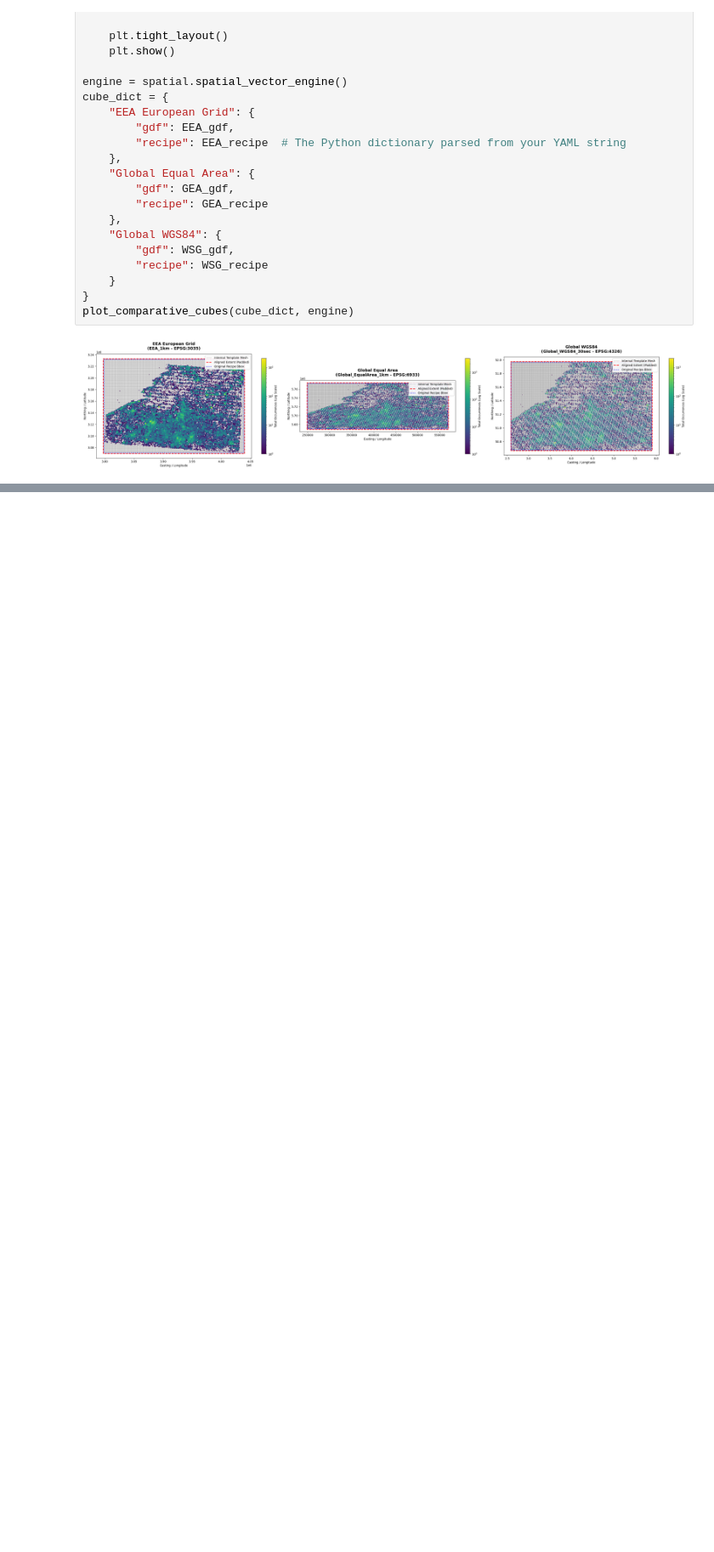
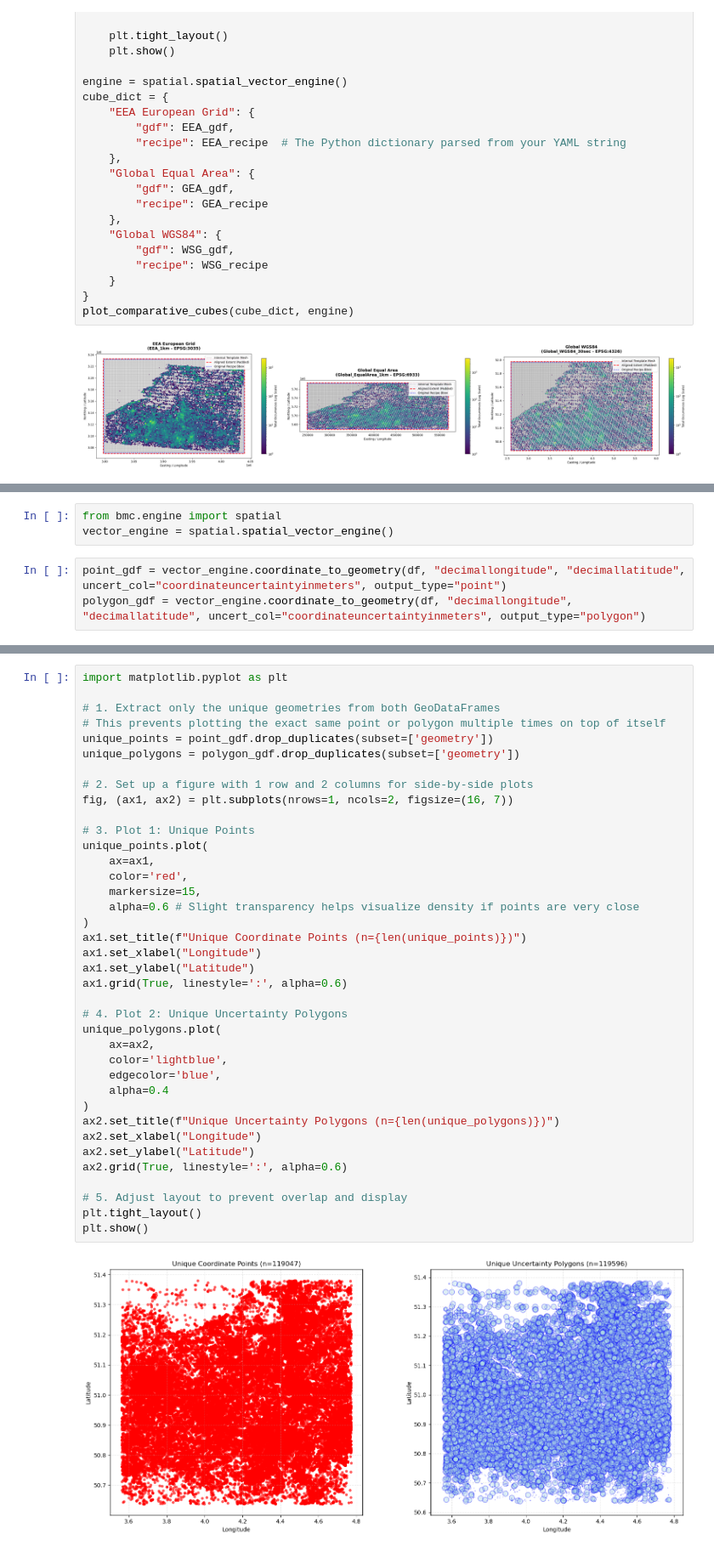
Before and after one commit to nbillietPM/BmC, a Jupyter notebook: scripts/gbif/gbif.ipynb, the cells around one changed output, grey strips where cells are left out. Shown at 85% size. Cells and saved outputs as stored; diff of their text form; blank space fills up the shorter version.

```diff
--- a/scripts/gbif/gbif.ipynb
+++ b/scripts/gbif/gbif.ipynb
@@ -870,0 +956,6 @@ plot_comparative_cubes(cube_dict, engine)
+# %%
+from bmc.engine import spatial
+vector_engine = spatial.spatial_vector_engine()
+# %%
+point_gdf = vector_engine.coordinate_to_geometry(df, "decimallongitude", "decimallatitude", uncert_col="coordinateuncertaintyinmeters", output_type="point")
+polygon_gdf = vector_engine.coordinate_to_geometry(df, "decimallongitude", "decimallatitude", uncert_col="coordinateuncertaintyinmeters", output_type="polygon")
@@ -870,0 +1002,40 @@ plot_comparative_cubes(cube_dict, engine)
+# %%
+import matplotlib.pyplot as plt
+
+# 1. Extract only the unique geometries from both GeoDataFrames
+# This prevents plotting the exact same point or polygon multiple times on top of itself
+unique_points = point_gdf.drop_duplicates(subset=['geometry'])
+unique_polygons = polygon_gdf.drop_duplicates(subset=['geometry'])
+
+# 2. Set up a figure with 1 row and 2 columns for side-by-side plots
+fig, (ax1, ax2) = plt.subplots(nrows=1, ncols=2, figsize=(16, 7))
+
+# 3. Plot 1: Unique Points
+unique_points.plot(
+    ax=ax1,
+    color='red',
+    markersize=15,
+    alpha=0.6 # Slight transparency helps visualize density if points are very close
+)
+ax1.set_title(f"Unique Coordinate Points (n={len(unique_points)})")
+ax1.set_xlabel("Longitude")
+ax1.set_ylabel("Latitude")
+ax1.grid(True, linestyle=':', alpha=0.6)
+
+# 4. Plot 2: Unique Uncertainty Polygons
+unique_polygons.plot(
+    ax=ax2,
+    color='lightblue',
+    edgecolor='blue',
+    alpha=0.4
+)
+ax2.set_title(f"Unique Uncertainty Polygons (n={len(unique_polygons)})")
+ax2.set_xlabel("Longitude")
+ax2.set_ylabel("Latitude")
+ax2.grid(True, linestyle=':', alpha=0.6)
+
+# 5. Adjust layout to prevent overlap and display
+plt.tight_layout()
+plt.show()
+# %% [output]
+[figure, added]
```
Also changed, not shown: parts of 32 cells of this notebook, 2 other files.
